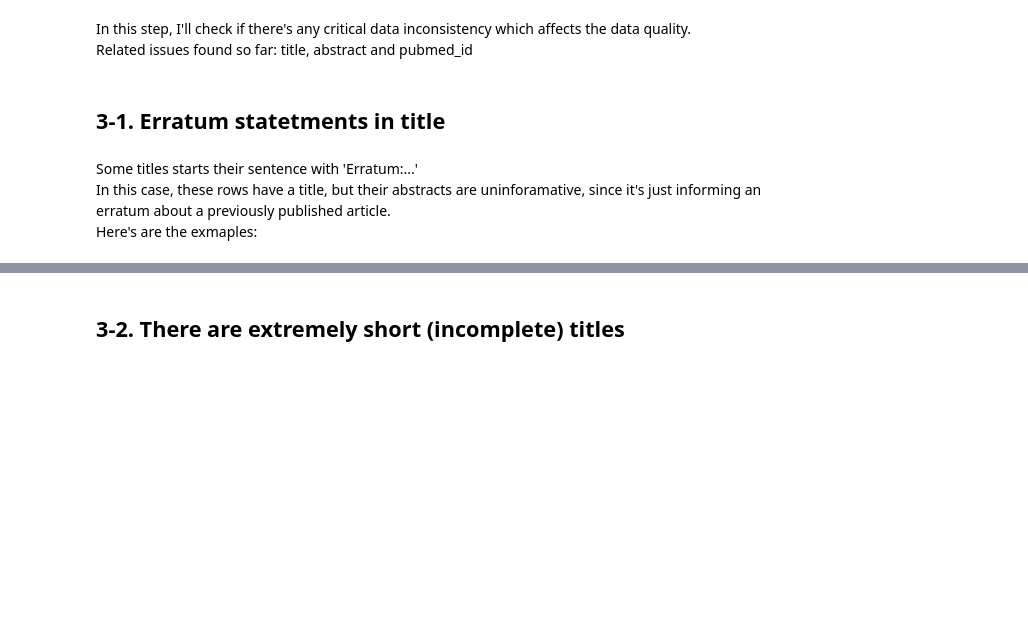
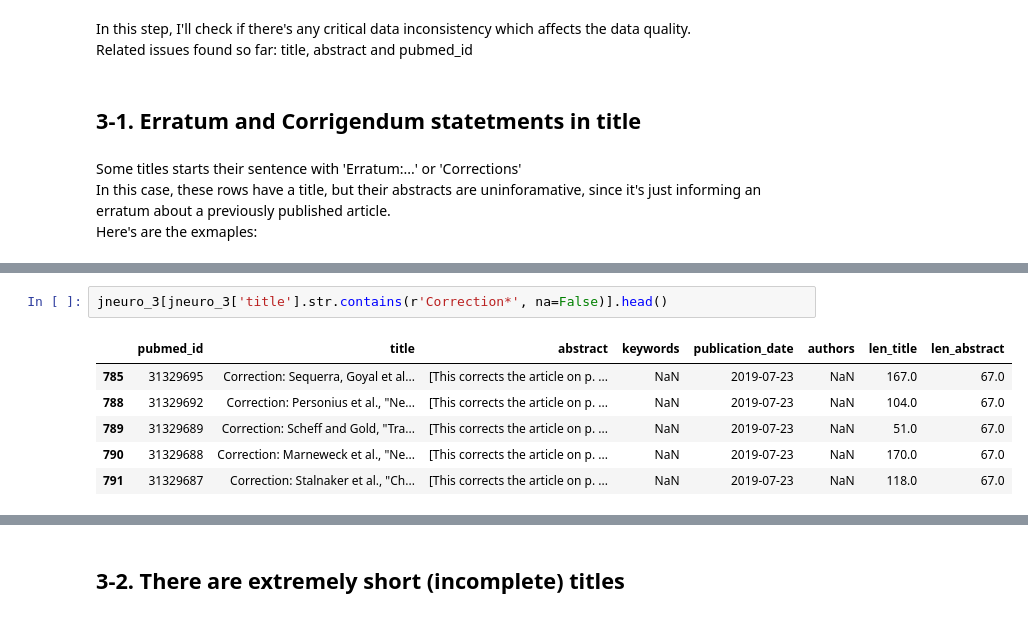
Before and after one commit to soyhyoj/research-trend-analysis, a Jupyter notebook: Data cleaning.ipynb, the cells around one changed output, grey strips where cells are left out. Drawn from its saved outputs; the diff is of its cells as text; blank space fills up the shorter version.

Commit message:
Added: Correction statements were searched and removed from the title column

```diff
--- a/Data cleaning.ipynb
+++ b/Data cleaning.ipynb
@@ -359,9 +359,9 @@ In this step, I'll check if there's any critical data inconsistency which affect
 <br>
 Related issues found so far: title, abstract and pubmed_id
 # %% [markdown]
-## 3-1. Erratum statetments in title
+## 3-1. Erratum and Corrigendum statetments in title
 # %% [markdown]
-Some titles starts their sentence with 'Erratum:...'
+Some titles starts their sentence with 'Erratum:...' or 'Corrections'
 <br>
 In this case, these rows have a title, but their abstracts are uninforamative, since it's just informing an erratum about a previously published article.
 <br>
@@ -376,4 +376,13 @@ jneuro_3[jneuro_3['title'].str.contains(r'Erratum:*', na=False)].head()
 | 1827 | 31329681 | Erratum: Hood et al., "Endoplasmi... | [This corrects the article on p. ... | NaN | 2018-04-25 | NaN | 137.0 | 67.0 |
 | 2047 | 31329691 | Erratum: Wanner et al., Cold-Indu... | [This corrects the article on p. ... | NaN | 2018-01-24 | NaN | 228.0 | 67.0 |
 | 2048 | 31329690 | Erratum: Machado et al., Conditio... | [This corrects the article on p. ... | NaN | 2018-01-24 | NaN | 49.0 | 68.0 |
+# %%
+jneuro_3[jneuro_3['title'].str.contains(r'Correction*', na=False)].head()
+# %% [output]
+|  | pubmed_id | title | abstract | keywords | publication_date | authors | len_title | len_abstract |
+| 785 | 31329695 | Correction: Sequerra, Goyal et al... | [This corrects the article on p. ... | NaN | 2019-07-23 | NaN | 167.0 | 67.0 |
+| 788 | 31329692 | Correction: Personius et al., "Ne... | [This corrects the article on p. ... | NaN | 2019-07-23 | NaN | 104.0 | 67.0 |
+| 789 | 31329689 | Correction: Scheff and Gold, "Tra... | [This corrects the article on p. ... | NaN | 2019-07-23 | NaN | 51.0 | 67.0 |
+| 790 | 31329688 | Correction: Marneweck et al., "Ne... | [This corrects the article on p. ... | NaN | 2019-07-23 | NaN | 170.0 | 67.0 |
+| 791 | 31329687 | Correction: Stalnaker et al., "Ch... | [This corrects the article on p. ... | NaN | 2019-07-23 | NaN | 118.0 | 67.0 |
 # %%
```
Also changed, not shown: parts of 5 cells of this notebook.
